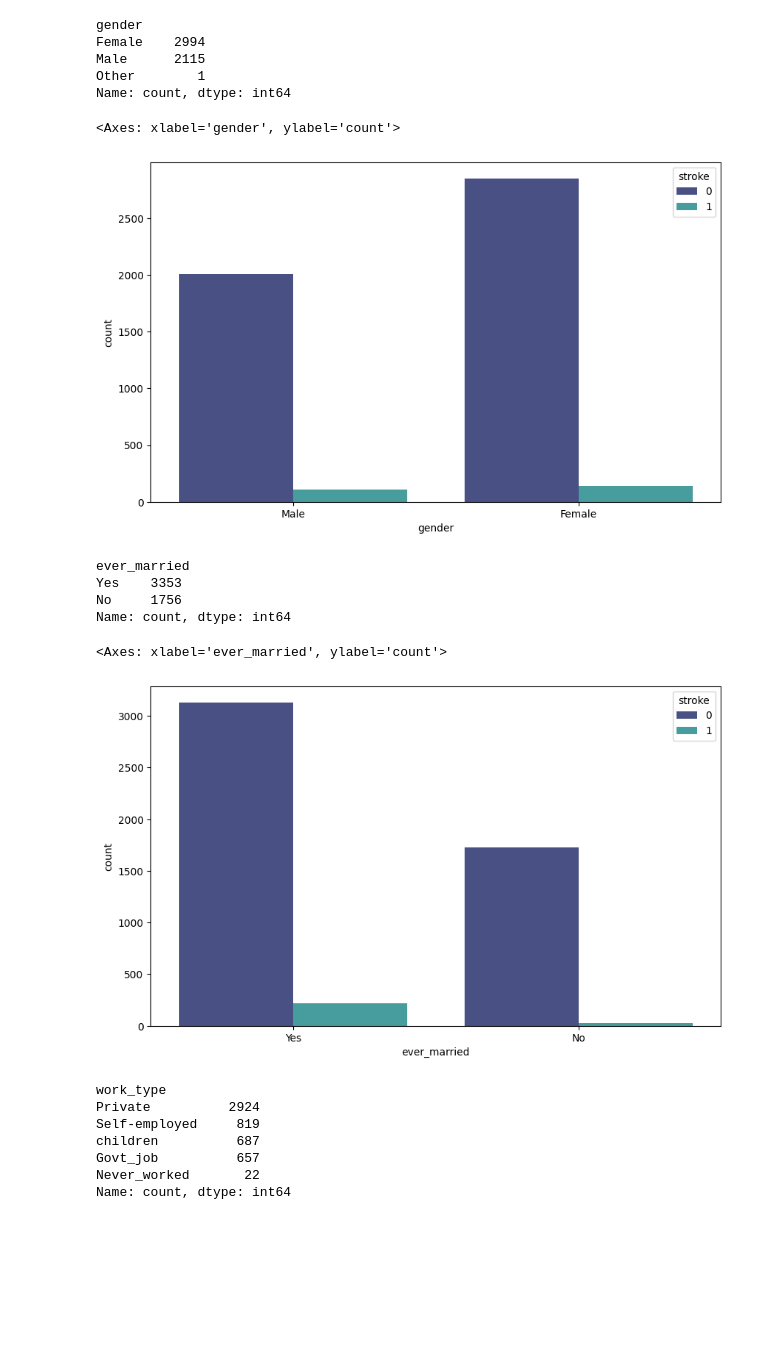
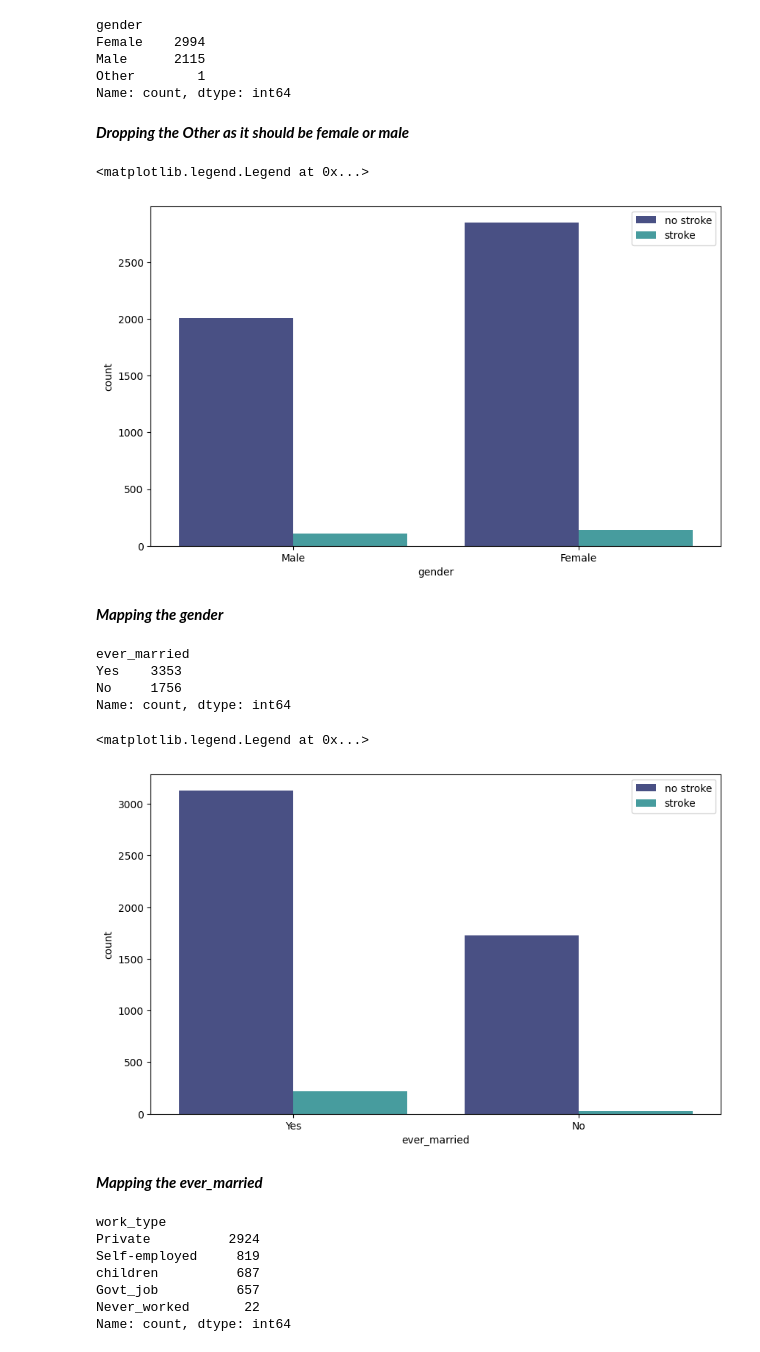
Before and after one commit to Menna167200/-_-, a Jupyter notebook: stroke-prediction-with-99-accuracy.ipynb, the cells around one changed output. Cells and saved outputs as stored; diff of their text form; code cells hidden in the pictures; blank space fills up the shorter version.

Commit message:
Kaggle Notebook | Stroke Prediction with 99% accuracy | Version 3

```diff
--- a/stroke-prediction-with-99-accuracy.ipynb
+++ b/stroke-prediction-with-99-accuracy.ipynb
@@ -323,15 +329,20 @@ Female    2994
 Male      2115
 Other        1
 Name: count, dtype: int64
+# %% [markdown]
+***Dropping the Other as it should be female or male***
 # %%
 data.drop(data[data.gender == 'Other'].index,inplace=True)
 data.reset_index(drop=True,inplace=True)
 # %%
 plt.figure(figsize=(10,6))
 sns.countplot(x="gender", data=data, palette='mako',hue='stroke')
+plt.legend(['no stroke','stroke'])
 # %% [output]
-<Axes: xlabel='gender', ylabel='count'>
+<matplotlib.legend.Legend at 0x...>
-[figure, old version]
+[figure, new version]
+# %% [markdown]
+***Mapping the gender***
 # %%
 data.gender = data.gender.map({'Male':0,'Female':1})
 # %%
@@ -344,9 +355,12 @@ Name: count, dtype: int64
 # %%
 plt.figure(figsize=(10,6))
 sns.countplot(x="ever_married", data=data, palette='mako',hue='stroke')
+plt.legend(['no stroke','stroke'])
 # %% [output]
-<Axes: xlabel='ever_married', ylabel='count'>
+<matplotlib.legend.Legend at 0x...>
-[figure, old version]
+[figure, new version]
+# %% [markdown]
+***Mapping the ever_married***
 # %%
 data.ever_married = data.ever_married.map({'No':0,'Yes':1})
 # %%
```
Also changed, not shown: parts of 14 cells of this notebook.
